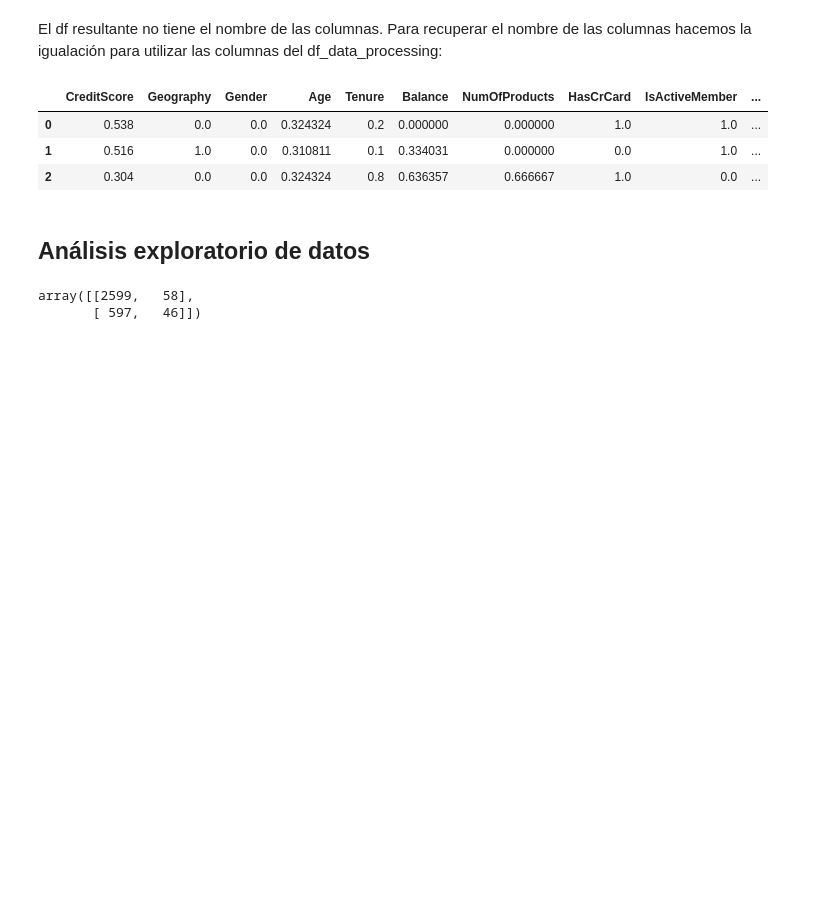
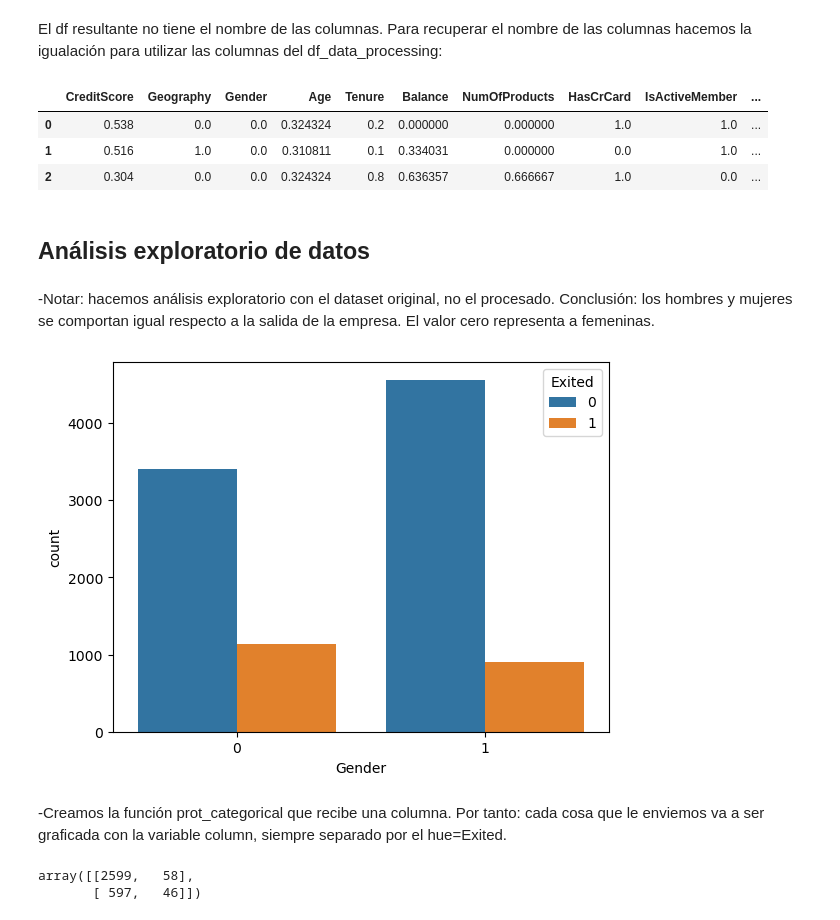
Before and after one commit to adolfo85/laboratorio-machine-learning, a Jupyter notebook: notebooks/modelgeneration_27092023_ricalanis.ipynb, the cells around one changed output. Saved outputs shown, nothing was run; the diff lists cells and outputs as text; code cells hidden in the pictures; blank space fills up the shorter version.

Commit message:
comienzo de análisis exploratorio

```diff
--- a/notebooks/modelgeneration_27092023_ricalanis.ipynb
+++ b/notebooks/modelgeneration_27092023_ricalanis.ipynb
@@ -181,0 +184,11 @@ df_data_processing_scaled.head(3)
+# %% [markdown]
+-Notar: hacemos análisis exploratorio con el dataset original, no el procesado.
+Conclusión: los hombres y mujeres se comportan igual respecto a la salida de la empresa. El valor cero representa a femeninas.
+# %%
+sns.countplot(data=data, x='Gender',hue='Exited')
+plt.show()
+# %% [output]
+[figure, added]
+# %% [markdown]
+
+-Creamos la función prot_categorical que recibe una columna. Por tanto: cada cosa que le enviemos va a ser graficada con la variable column, siempre separado por el hue=Exited.
```
Also changed, not shown: parts of 3 cells of this notebook.
